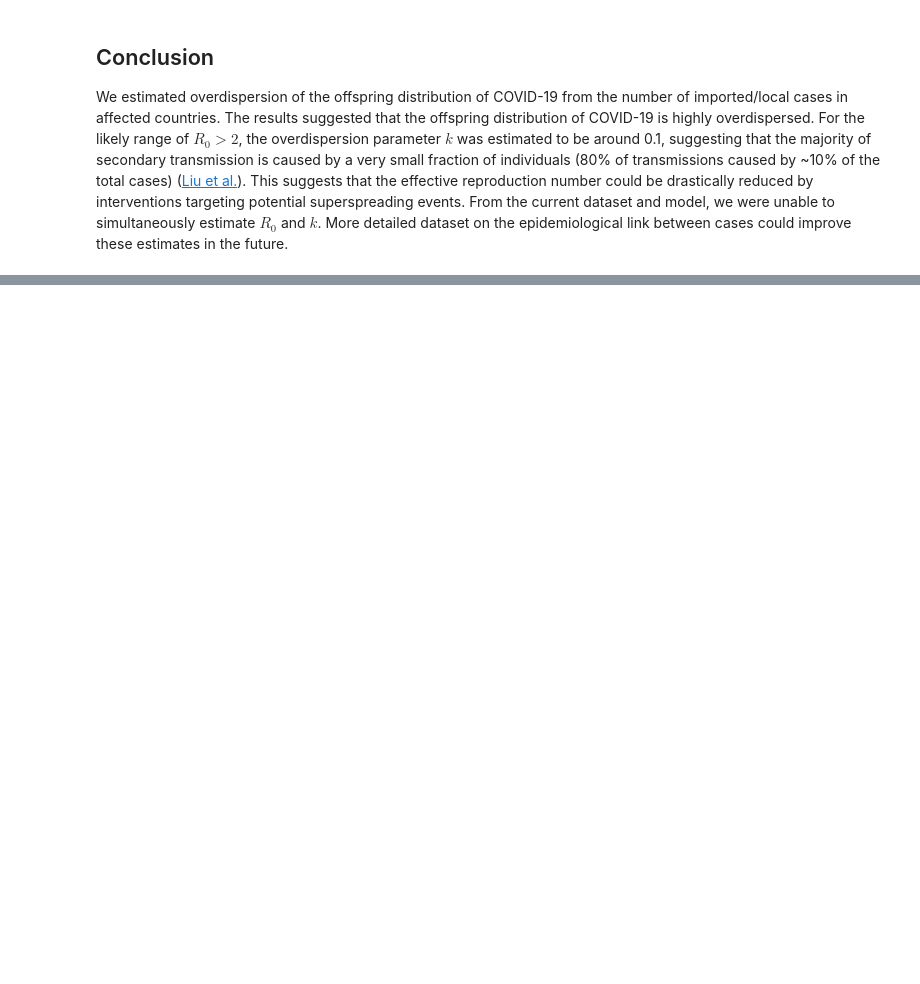
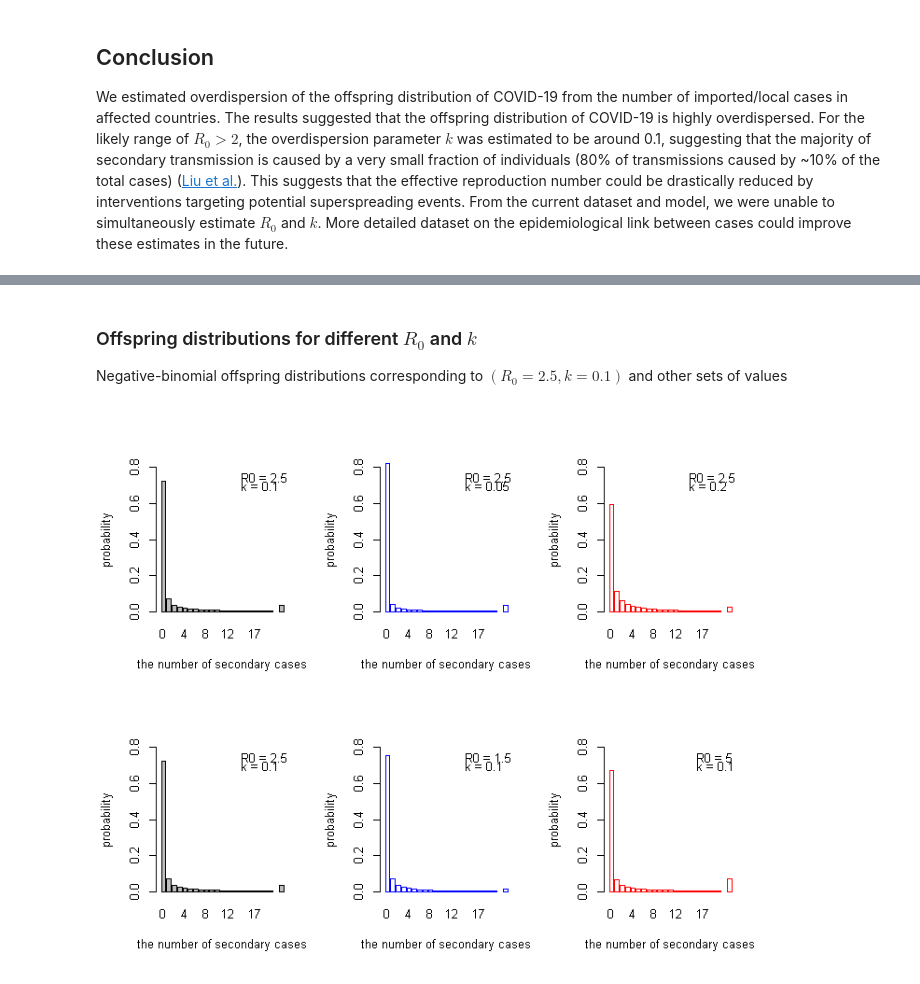
Before and after one commit to akira-endo/COVID19_clustersize, a Jupyter notebook: src/COVID19_clustersize.ipynb, the cells around one changed output, grey strips where cells are left out. Cells and saved outputs as stored; diff of their text form; code cells hidden in the pictures; blank space fills up the shorter version.

```diff
--- a/src/COVID19_clustersize.ipynb
+++ b/src/COVID19_clustersize.ipynb
@@ -266,0 +299,21 @@ We estimated overdispersion of the offspring distribution of COVID-19 from the n
+# %% [markdown]
+### Offspring distributions for different $R_0$ and $k$
+Negative-binomial offspring distributions corresponding to $(R_0=2.5, k=0.1)$ and other sets of values
+# %%
+# Show offspring distributions
+par(mfrow=c(2,3))
+barplot(c(dnbinom(0:20,0.1,mu=2.5),NA,pnbinom(20,0.1,mu=2.5,lower.tail=F)),names.arg=c(0:20,NA,">20"),xlab="the number of secondary cases",ylab="probability",ylim=c(0,0.8))
+legend("topright",c("R0 = 2.5  ","k = 0.1  "),bty="n")
+barplot(c(dnbinom(0:20,0.05,mu=2.5),NA,pnbinom(20,0.05,mu=2.5,lower.tail=F)),ylim=c(0,0.8),border="blue",col=NA,names.arg=c(0:20,NA,">20"),xlab="the number of secondary cases",ylab="probability")
+legend("topright",c("R0 = 2.5  ","k = 0.05  "),bty="n")
+barplot(c(dnbinom(0:20,0.2,mu=2.5),NA,pnbinom(20,0.2,mu=2.5,lower.tail=F)),ylim=c(0,0.8),border="red",col=NA,names.arg=c(0:20,NA,">20"),xlab="the number of secondary cases",ylab="probability")
+legend("topright",c("R0 = 2.5  ","k = 0.2  "),bty="n")
+
+barplot(c(dnbinom(0:20,0.1,mu=2.5),NA,pnbinom(20,0.1,mu=2.5,lower.tail=F)),names.arg=c(0:20,NA,">20"),xlab="the number of secondary cases",ylab="probability",ylim=c(0,0.8))
+legend("topright",c("R0 = 2.5  ","k = 0.1  "),bty="n")
+barplot(c(dnbinom(0:20,0.1,mu=1.5),NA,pnbinom(20,0.1,mu=1.5,lower.tail=F)),ylim=c(0,0.8),border="blue",col=NA,names.arg=c(0:20,NA,">20"),xlab="the number of secondary cases",ylab="probability")
+legend("topright",c("R0 = 1.5  ","k = 0.1  "),bty="n")
+barplot(c(dnbinom(0:20,0.1,mu=5),NA,pnbinom(20,0.1,mu=5,lower.tail=F)),ylim=c(0,0.8),border="red",col=NA,names.arg=c(0:20,NA,">20"),xlab="the number of secondary cases",ylab="probability")
+legend("topright",c("R0 = 5  ","k = 0.1  "),bty="n")
+# %% [output]
+[figure, added]
```
Also changed, not shown: parts of 10 cells of this notebook, 7 other files.
